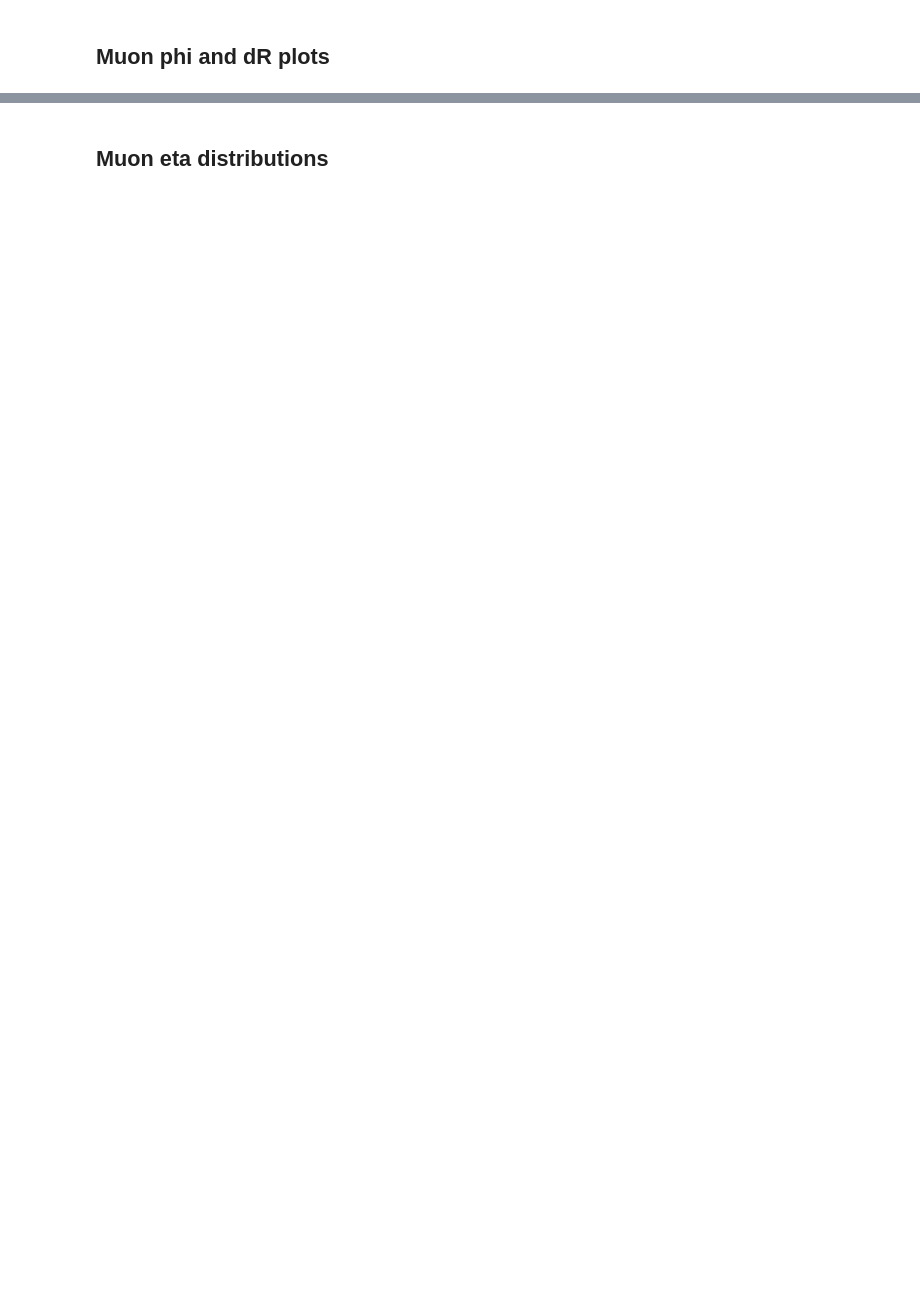
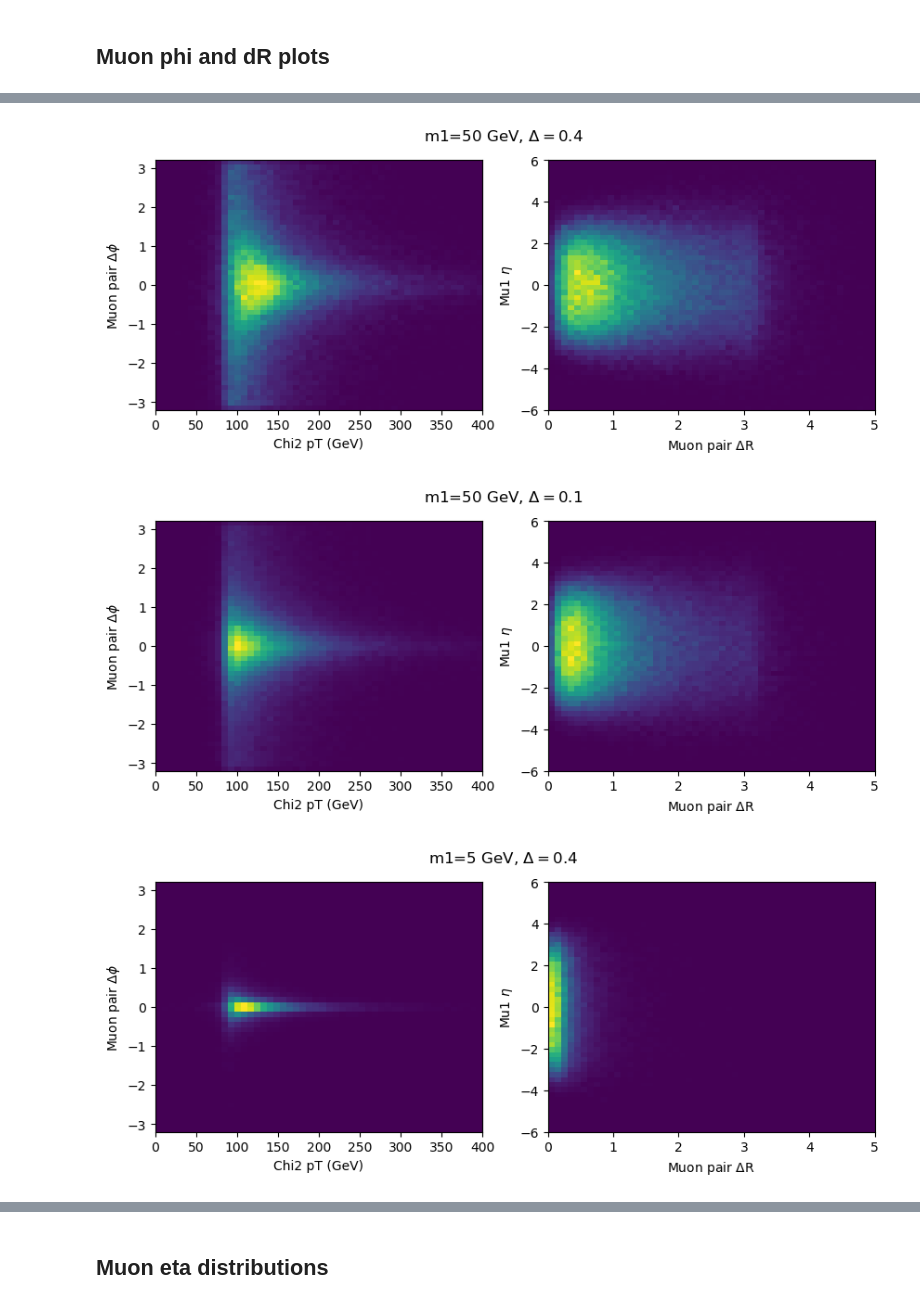
Before and after one commit to afrankenthal/iDM-analysis-plotting, a Jupyter notebook: GenKinematicsNew.ipynb, the cells around one changed output, grey strips where cells are left out. Saved outputs shown, nothing was run; the diff lists cells and outputs as text; code cells hidden in the pictures; blank space fills up the shorter version.

```diff
--- a/GenKinematicsNew.ipynb
+++ b/GenKinematicsNew.ipynb
@@ -378,28 +343,25 @@ fig.suptitle('5 GeV, Delta = 0.1');
 # %%
 for mchi in mchis:
     fig, ax = plt.subplots(1,2, figsize=(10,3.5))
     fig.suptitle(' '.join(labels[mchi].split()))
-    reducedGenDf_mu = genDfs[mchi][ctau][genDfs[mchi][ctau]['pid']==13].reset_index(level=1)#[['eta','phi']]
-    reducedGenDf_antimu = genDfs[mchi][ctau][genDfs[mchi][ctau]['pid']==-13].reset_index(level=1)#[['eta','phi']]
+    reducedGenDf_mu = genDfs[mchi][ctau][genDfs[mchi][ctau]['pid']==13].reset_index(level=1)
+    reducedGenDf_antimu = genDfs[mchi][ctau][genDfs[mchi][ctau]['pid']==-13].reset_index(level=1)
     phidiff = reducedGenDf_mu['phi'].sub(reducedGenDf_antimu['phi'])
     reducedphidiff = phidiff.apply(reducephi)
-    #reducedGenDf = genDfs[mchi][ctau].query('pid==13|pid==-13')[['eta','phi']].unstack(level=1)
-    #reducedGenDf.rename({5:'mu1',6:'mu2'}, axis='columns', inplace=True)
-    #phidiff = reducedGenDf['phi']['mu1'] - reducedGenDf['phi']['mu2']
-    #     phidiff = pd.concat([abs((math.pi - abs(reducedGenDf['phi']['mu1'])) + (math.pi - abs(reducedGenDf['phi','mu2']))), \
-    #         abs(reducedGenDf['phi']['mu1'] - reducedGenDf['phi']['mu2'])], axis=1).min(axis=1)
-    #reducedphidiff = phidiff.apply(reducephi)
 
-    ax[0].hist2d(genDfs[mchi][ctau].loc[(slice(None), 2), :]['pt'], reducedphidiff, bins=(50,50), range=((0,150),(-3.2,3.2)));
+    ax[0].hist2d(genDfs[mchi][ctau].loc[(slice(None), 2), :]['pt'], reducedphidiff, bins=(50,50), range=((0,400),(-3.2,3.2)));
     ax[0].set_ylabel('Muon pair $\Delta\phi$')
     ax[0].set_xlabel('Chi2 pT (GeV)')
 
-    #reducedGenDf = genDfs[mchi][ctau].query('pid==13|pid==-13')[['eta','phi']].unstack(level=1)
-    #reducedGenDf.rename({5:'mu1',6:'mu2'}, axis='columns', inplace=True)
     phidiff = pd.concat([abs((math.pi - abs(reducedGenDf_mu['phi'])) + (math.pi - abs(reducedGenDf_antimu['phi']))), \
         abs(reducedGenDf_mu['phi'] - reducedGenDf_antimu['phi'])], axis=1).min(axis=1)
     deltaR = np.sqrt((reducedGenDf_mu['eta'] - reducedGenDf_antimu['eta'])**2 + (phidiff)**2)
 
     ax[1].hist2d(deltaR, reducedGenDf_mu['eta'], label=labels[mchi], alpha=1.0, bins=(50,50), range=((0,5),(-6,6)))
     ax[1].set_xlabel('Muon pair $\Delta$R')
-    ax[1].set_ylabel('Mu1 eta')
+    ax[1].set_ylabel('Mu1 $\eta$')
+    plt.savefig("plots/GenKinematics/Gen_Chi2_vs_etaphi_%s"%mchi, bbox_inches='tight')
+# %% [output]
+[figure, added]
+[figure, added]
+[figure, added]
```
Also changed, not shown: parts of 29 cells of this notebook, 30 other files.
